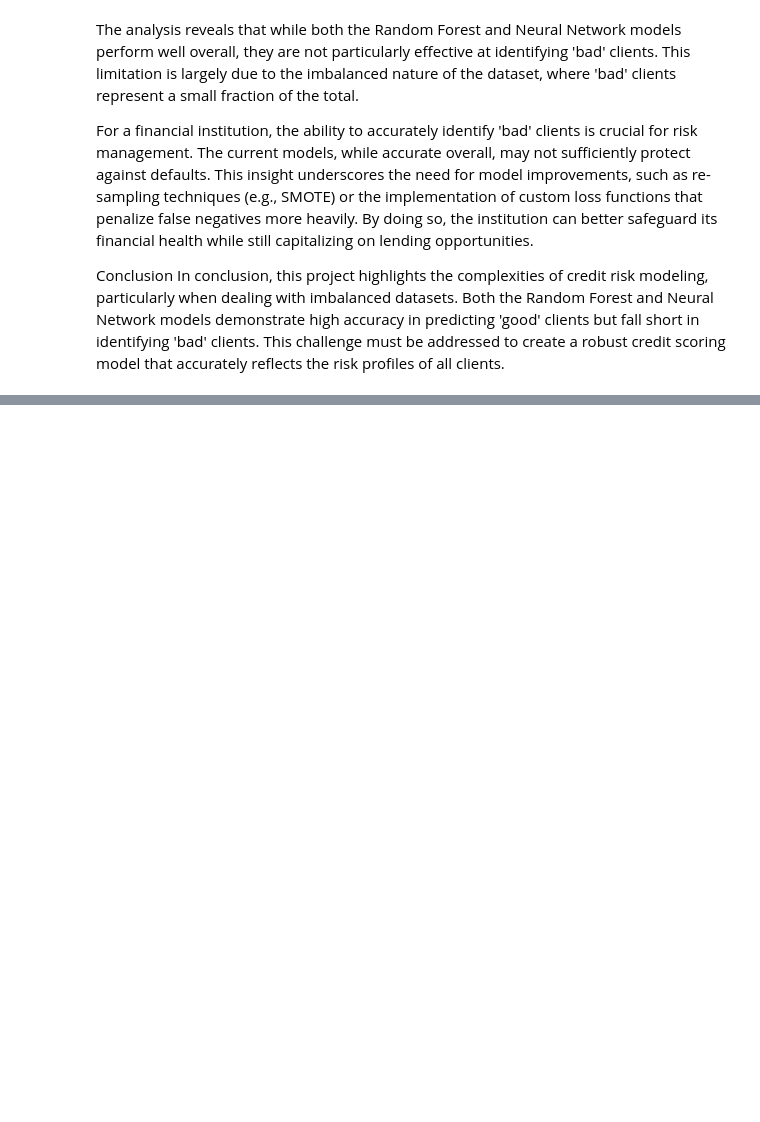
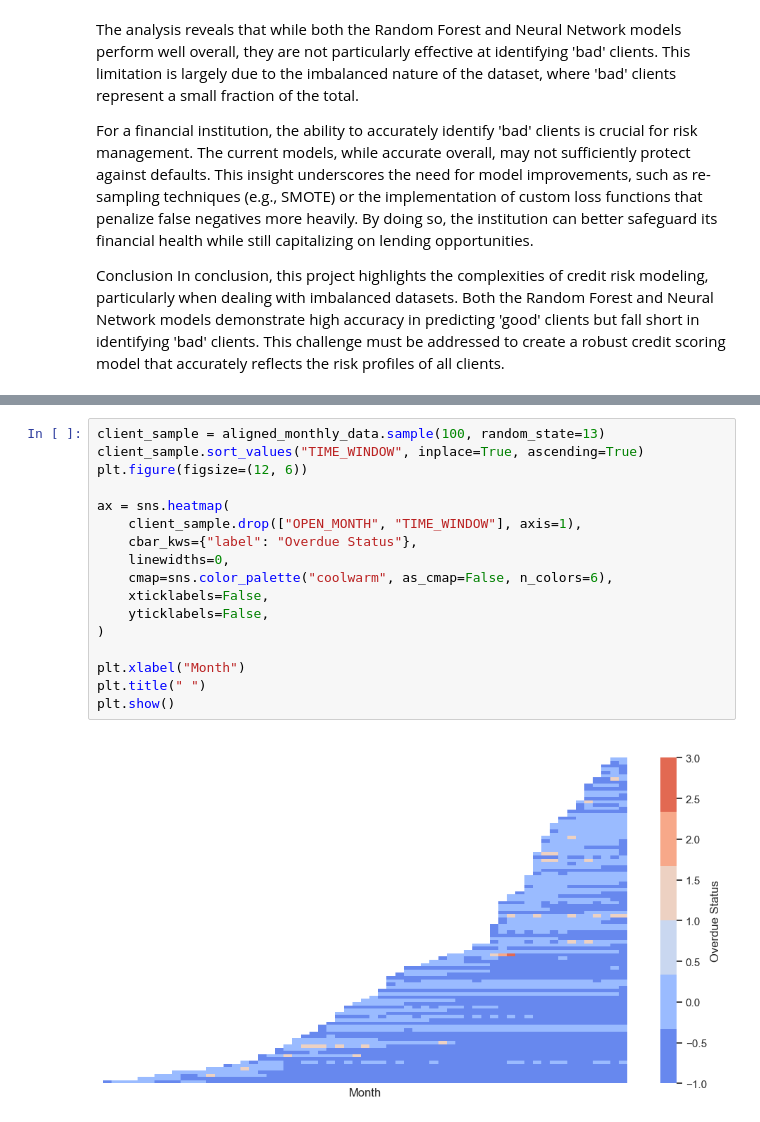
Before and after one commit to huixincai/team_project2, a Jupyter notebook: project2/Project2.ipynb, the cells around one changed output, grey strips where cells are left out. Drawn from its saved outputs; the diff is of its cells as text; blank space fills up the shorter version.

```diff
--- a/project2/Project2.ipynb
+++ b/project2/Project2.ipynb
@@ -789,0 +826,19 @@ In conclusion, this project highlights the complexities of credit risk modeling,
+# %%
+client_sample = aligned_monthly_data.sample(100, random_state=13)
+client_sample.sort_values("TIME_WINDOW", inplace=True, ascending=True)
+plt.figure(figsize=(12, 6))
+
+ax = sns.heatmap(
+    client_sample.drop(["OPEN_MONTH", "TIME_WINDOW"], axis=1),
+    cbar_kws={"label": "Overdue Status"},
+    linewidths=0,
+    cmap=sns.color_palette("coolwarm", as_cmap=False, n_colors=6),
+    xticklabels=False,
+    yticklabels=False,
+)
+
+plt.xlabel("Month")
+plt.title(" ")
+plt.show()
+# %% [output]
+[figure, added]
```
Also changed, not shown: parts of 56 cells of this notebook.
